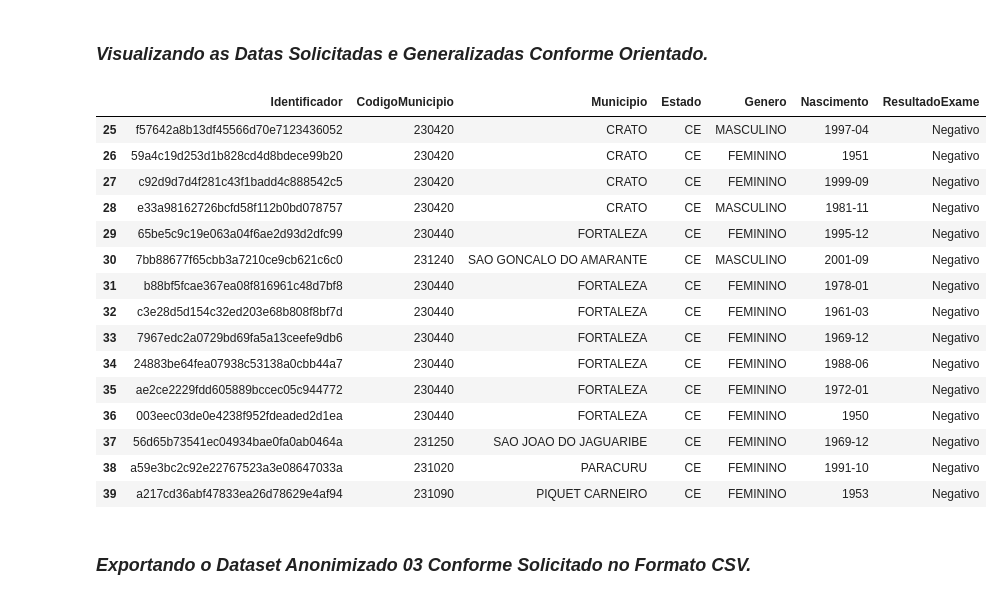
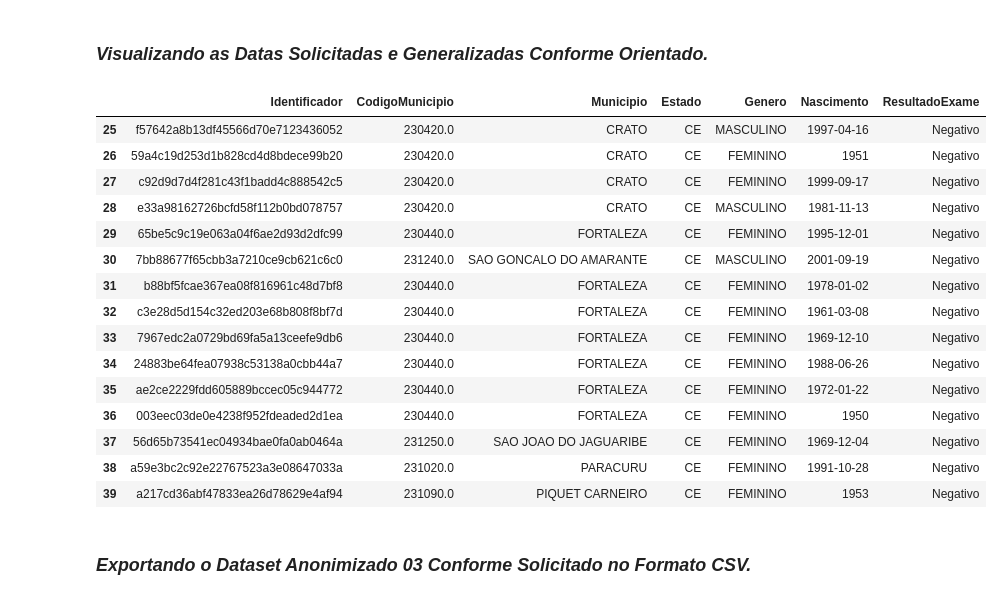
Before and after one commit to daviolp/Trabalho_Generalizacao_RSI, a Jupyter notebook: Trabalho-01-Davi_Oliveira.ipynb, the cells around one changed output. Cells and saved outputs as stored; diff of their text form; code cells hidden in the pictures.

```diff
--- a/Trabalho-01-Davi_Oliveira.ipynb
+++ b/Trabalho-01-Davi_Oliveira.ipynb
@@ -28,6 +49,7 @@ from pandastable import Table, TableModel
 # %%
 df_covid = pd.read_csv('covid.csv', sep=';')
 df_covid.drop(columns='Unnamed: 0', inplace=True)
+df_covid_original = df_covid.copy()
 #-_-_-_-_-_-_-_-_-_-_-_-_-_-_-_-_-_-_-_-_-_-_-_
 df_covid['CodigoMunicipio'] = df_covid['CodigoMunicipio'].astype(int)
 df_covid.head()
@@ -154,28 +176,28 @@ Int64Index([    26,     36,     39,     64,     88,     95,    148,    163,
 # %% [markdown]
 ### ***Realizando a Anonimização Solicitada na Faixa Etária de 1950 a 1959.***
 # %%
-df_covid.iloc[indices, 5] = df_covid.iloc[indices, 5].str[0:4]
+df_covid_original.iloc[indices, 5] = df_covid_original.iloc[indices, 5].str[0:4]
 # %% [markdown]
 ### ***Visualizando as Datas Solicitadas e Generalizadas Conforme Orientado.***
 # %%
-df_covid.iloc[25:40]
+df_covid_original.iloc[25:40]
 # %% [output]
 |  | Identificador | CodigoMunicipio | Municipio | Estado | Genero | Nascimento | ResultadoExame |
-| 25 | f57642a8b13df45566d70e7123436052 | 230420 | CRATO | CE | MASCULINO | 1997-04 | Negativo |
-| 26 | 59a4c19d253d1b828cd4d8bdece99b20 | 230420 | CRATO | CE | FEMININO | 1951 | Negativo |
-| 27 | c92d9d7d4f281c43f1badd4c888542c5 | 230420 | CRATO | CE | FEMININO | 1999-09 | Negativo |
-| 28 | e33a98162726bcfd58f112b0bd078757 | 230420 | CRATO | CE | MASCULINO | 1981-11 | Negativo |
-| 29 | 65be5c9c19e063a04f6ae2d93d2dfc99 | 230440 | FORTALEZA | CE | FEMININO | 1995-12 | Negativo |
-| 30 | 7bb88677f65cbb3a7210ce9cb621c6c0 | 231240 | SAO GONCALO DO AMARANTE | CE | MASCULINO | 2001-09 | Negativo |
-| 31 | b88bf5fcae367ea08f816961c48d7bf8 | 230440 | FORTALEZA | CE | FEMININO | 1978-01 | Negativo |
-| 32 | c3e28d5d154c32ed203e68b808f8bf7d | 230440 | FORTALEZA | CE | FEMININO | 1961-03 | Negativo |
-| 33 | 7967edc2a0729bd69fa5a13ceefe9db6 | 230440 | FORTALEZA | CE | FEMININO | 1969-12 | Negativo |
-| 34 | 24883be64fea07938c53138a0cbb44a7 | 230440 | FORTALEZA | CE | FEMININO | 1988-06 | Negativo |
-| 35 | ae2ce2229fdd605889bccec05c944772 | 230440 | FORTALEZA | CE | FEMININO | 1972-01 | Negativo |
-| 36 | 003eec03de0e4238f952fdeaded2d1ea | 230440 | FORTALEZA | CE | FEMININO | 1950 | Negativo |
-| 37 | 56d65b73541ec04934bae0fa0ab0464a | 231250 | SAO JOAO DO JAGUARIBE | CE | FEMININO | 1969-12 | Negativo |
-| 38 | a59e3bc2c92e22767523a3e08647033a | 231020 | PARACURU | CE | FEMININO | 1991-10 | Negativo |
-| 39 | a217cd36abf47833ea26d78629e4af94 | 231090 | PIQUET CARNEIRO | CE | FEMININO | 1953 | Negativo |
+| 25 | f57642a8b13df45566d70e7123436052 | 230420.0 | CRATO | CE | MASCULINO | 1997-04-16 | Negativo |
+| 26 | 59a4c19d253d1b828cd4d8bdece99b20 | 230420.0 | CRATO | CE | FEMININO | 1951 | Negativo |
+| 27 | c92d9d7d4f281c43f1badd4c888542c5 | 230420.0 | CRATO | CE | FEMININO | 1999-09-17 | Negativo |
+| 28 | e33a98162726bcfd58f112b0bd078757 | 230420.0 | CRATO | CE | MASCULINO | 1981-11-13 | Negativo |
+| 29 | 65be5c9c19e063a04f6ae2d93d2dfc99 | 230440.0 | FORTALEZA | CE | FEMININO | 1995-12-01 | Negativo |
+| 30 | 7bb88677f65cbb3a7210ce9cb621c6c0 | 231240.0 | SAO GONCALO DO AMARANTE | CE | MASCULINO | 2001-09-19 | Negativo |
+| 31 | b88bf5fcae367ea08f816961c48d7bf8 | 230440.0 | FORTALEZA | CE | FEMININO | 1978-01-02 | Negativo |
+| 32 | c3e28d5d154c32ed203e68b808f8bf7d | 230440.0 | FORTALEZA | CE | FEMININO | 1961-03-08 | Negativo |
+| 33 | 7967edc2a0729bd69fa5a13ceefe9db6 | 230440.0 | FORTALEZA | CE | FEMININO | 1969-12-10 | Negativo |
+| 34 | 24883be64fea07938c53138a0cbb44a7 | 230440.0 | FORTALEZA | CE | FEMININO | 1988-06-26 | Negativo |
+| 35 | ae2ce2229fdd605889bccec05c944772 | 230440.0 | FORTALEZA | CE | FEMININO | 1972-01-22 | Negativo |
+| 36 | 003eec03de0e4238f952fdeaded2d1ea | 230440.0 | FORTALEZA | CE | FEMININO | 1950 | Negativo |
+| 37 | 56d65b73541ec04934bae0fa0ab0464a | 231250.0 | SAO JOAO DO JAGUARIBE | CE | FEMININO | 1969-12-04 | Negativo |
+| 38 | a59e3bc2c92e22767523a3e08647033a | 231020.0 | PARACURU | CE | FEMININO | 1991-10-28 | Negativo |
+| 39 | a217cd36abf47833ea26d78629e4af94 | 231090.0 | PIQUET CARNEIRO | CE | FEMININO | 1953 | Negativo |
 # %% [markdown]
 ### ***Exportando o Dataset Anonimizado 03 Conforme Solicitado no Formato CSV.***
 # %%
```
Also changed, not shown: parts of 4 cells of this notebook, 1 other file.
